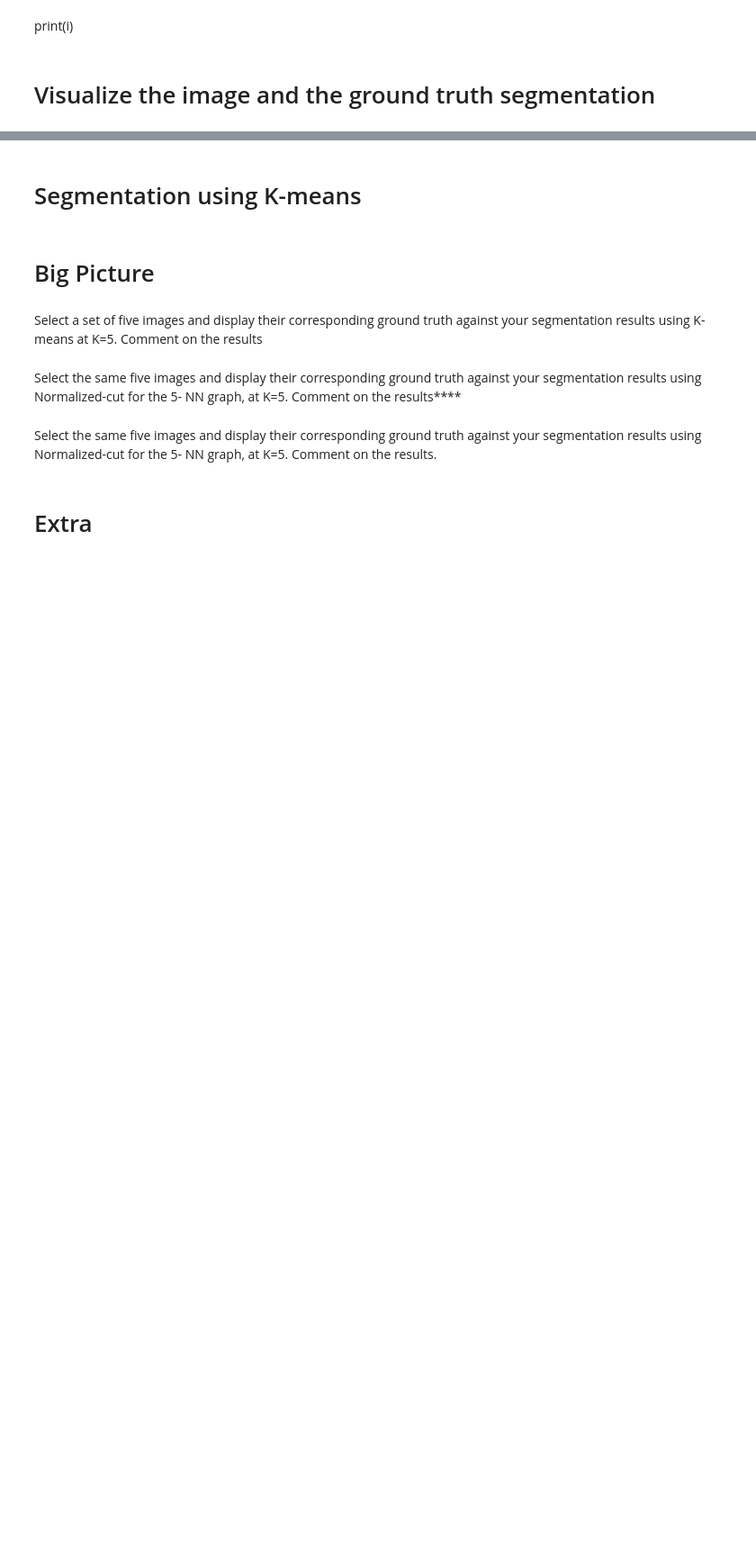
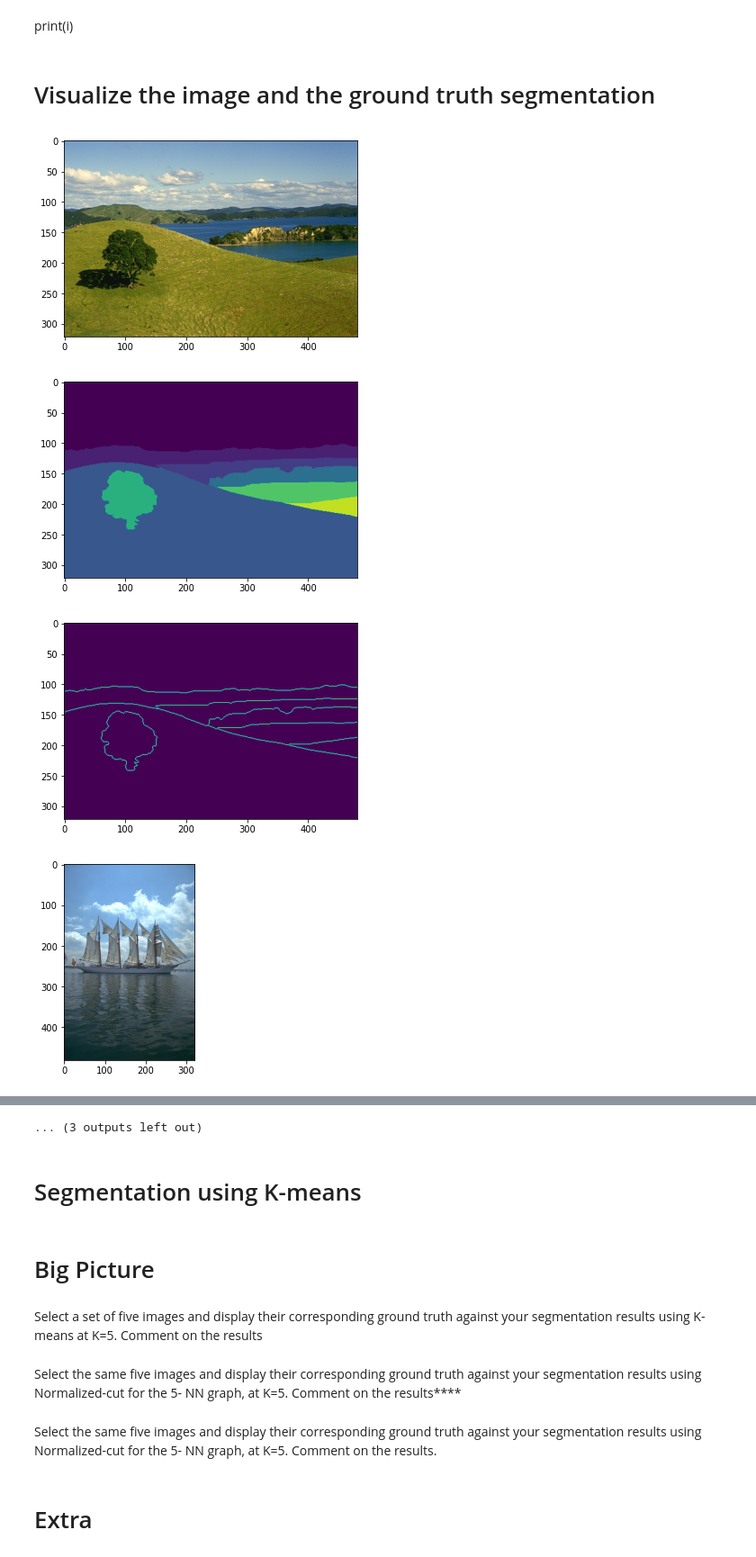
Before and after one commit to omarrehan0020/image-segmentation, a Jupyter notebook: image-segmentation.ipynb, the cells around one changed output, grey strips where cells are left out. Shown at 90% size. Cells and saved outputs as stored; diff of their text form; code cells hidden in the pictures; blank space fills up the shorter version.

Commit message:
Kaggle Notebook | Image Segmentation | Version 15

```diff
--- a/image-segmentation.ipynb
+++ b/image-segmentation.ipynb
@@ -69,14 +103,18 @@ print(i)
 # %% [markdown]
 # Visualize the image and the ground truth segmentation
 # %%
-
-for i in range(10):
+ for i in range(5):
     plt.figure()
     plt.imshow(images[i])
     plt.show()
     plt.figure()
     plt.imshow(ground_truth[i][0])
     plt.show()
     plt.figure()
     plt.imshow(boundaries[i][0])
     plt.show()
+# %% [output]
+[figure, added]
+[figure, added]
+[figure, added]
+[figure, added]
@@ -83,3 +129,4 @@ for i in range(10):
+... (3 outputs left out)
 # %% [markdown]
 # Segmentation using K-means
 # %%
```
Also changed, not shown: parts of 4 cells of this notebook.
